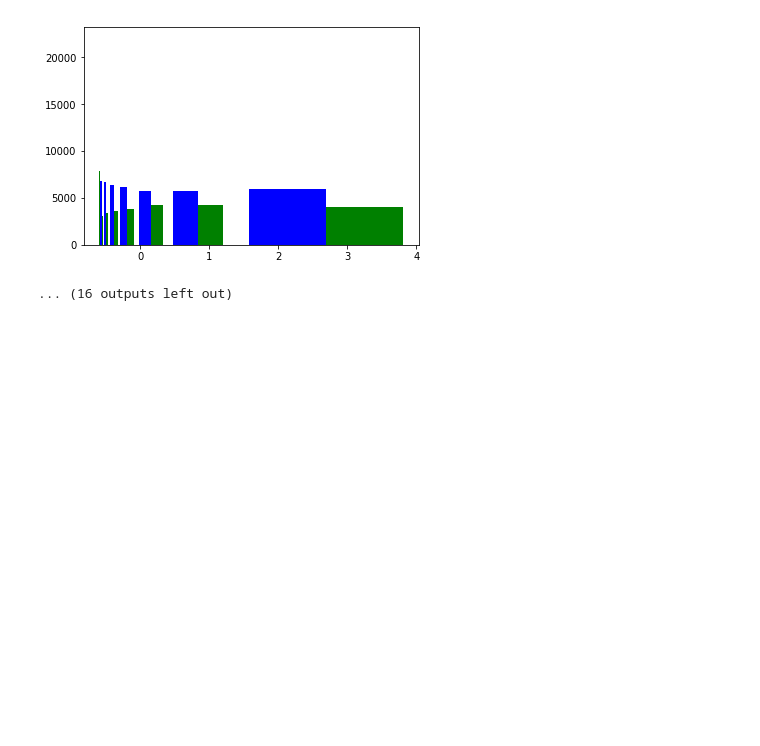
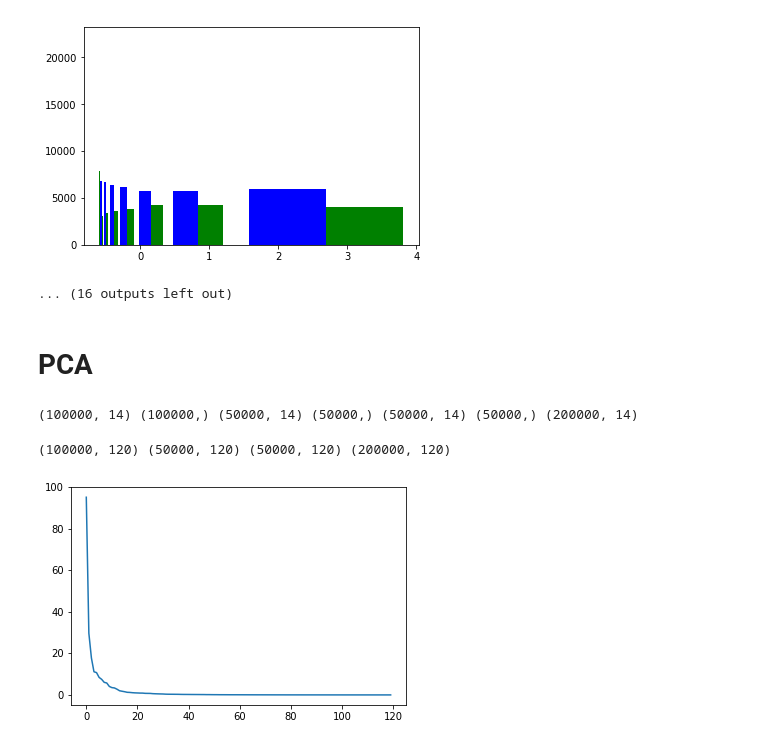
Before and after one commit to ajindal1/ml_cs273_rain_pred, a Jupyter notebook: data_scripts/data_bins.ipynb, the cells around one changed output. Saved outputs shown, nothing was run; the diff lists cells and outputs as text; code cells hidden in the pictures; blank space fills up the shorter version.

```diff
--- a/data_scripts/data_bins.ipynb
+++ b/data_scripts/data_bins.ipynb
@@ -61,3 +61,41 @@ Graph for Feature:  5
 Graph for Feature:  6
 [figure]
 ... (16 outputs left out)
+# %% [markdown]
+# PCA
+# %%
+import numpy as np
+X_res=np.genfromtxt('../final_datasets/X_training_100K.txt', delimiter=",")
+X_val=np.genfromtxt('../final_datasets/X_validation_50K.txt', delimiter=",")
+X_tes=np.genfromtxt('../final_datasets/X_test_50K.txt', delimiter=",")
+X_sub=np.genfromtxt('../final_datasets/X_submission_200K.txt', delimiter=",")
+Y= np.genfromtxt('../final_datasets/Y_training_100K.txt', delimiter=None)
+Y_tes= np.genfromtxt('../final_datasets/Y_test_50K.txt', delimiter=None)
+Y_val= np.genfromtxt('../final_datasets/Y_validation_50K.txt', delimiter=None)
+print X_res.shape, Y.shape, X_val.shape, Y_val.shape, X_tes.shape, Y_tes.shape, X_sub.shape
+# %% [output]
+(100000, 14) (100000,) (50000, 14) (50000,) (50000, 14) (50000,) (200000, 14)
+# %%
+from sklearn.preprocessing import PolynomialFeatures
+poly= PolynomialFeatures(2)
+
+xtr_p = poly.fit_transform(X_res)
+xte_p = poly.fit_transform(X_tes)
+xva_p = poly.fit_transform(X_val)
+xsu_p = poly.fit_transform(X_sub)
+print xtr_p.shape, xte_p.shape, xva_p.shape, xsu_p.shape
+# %% [output]
+(100000, 120) (50000, 120) (50000, 120) (200000, 120)
+# %%
+from sklearn.decomposition import PCA
+pca = PCA(svd_solver='full')
+xtr_pc= pca.fit_transform(xtr_p)
+xte_pc= pca.fit_transform(xte_p)
+xva_pc= pca.fit_transform(xva_p)
+xsu_pc= pca.fit_transform(xsu_p)
+# %%
+import matplotlib.pyplot as plt
+plt.plot(range(xtr_pc.n_components_),xtr_pc.explained_variance_)
+plt.show()
+# %% [output]
+[figure, added]
```
Also changed, not shown: parts of 26 cells of this notebook, 1 other file.
